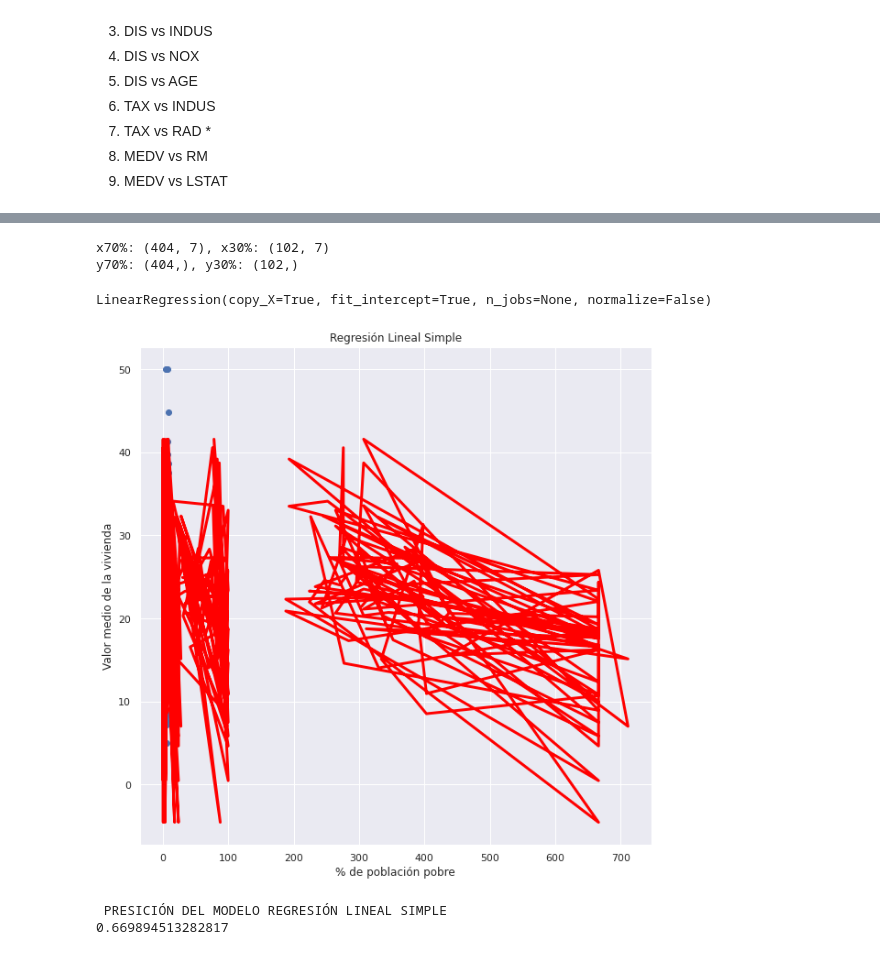
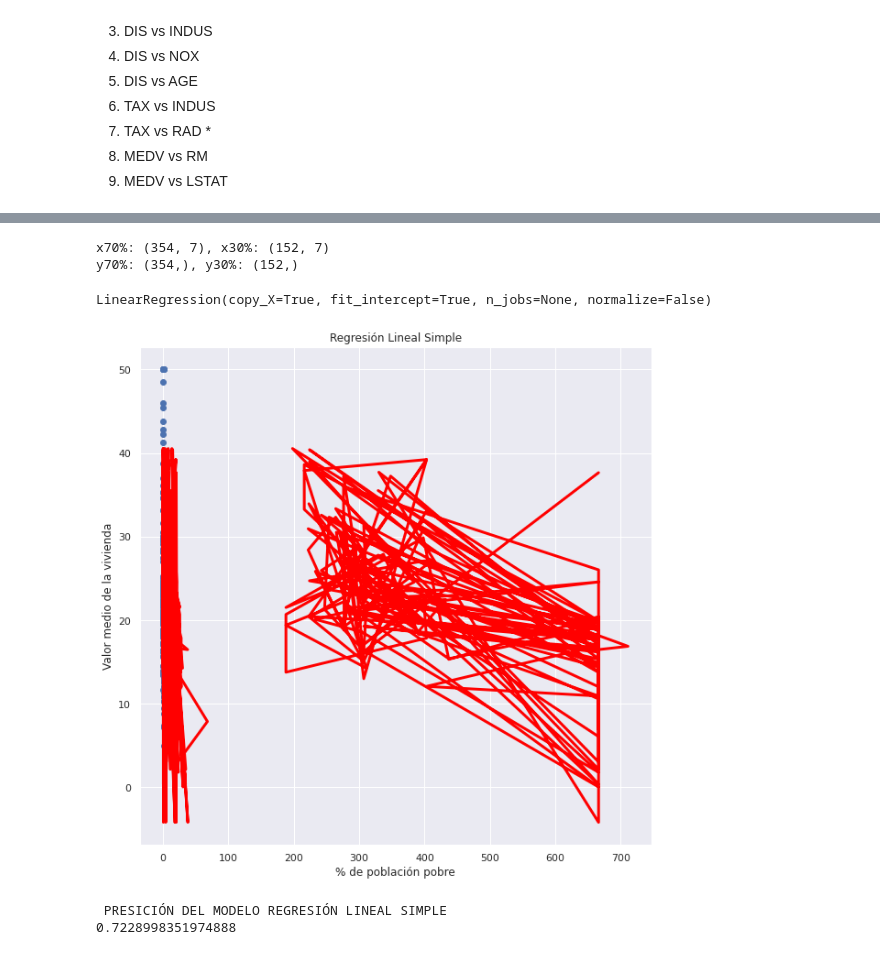
Before and after one commit to OnRuiso/Deep-Learning-, a Jupyter notebook: Codigos/P1T5-Skalearn - LoadBoston_intento_cacharreo_de_IA.ipynb, the cells around one changed output, grey strips where cells are left out. Saved outputs shown, nothing was run; the diff lists cells and outputs as text; code cells hidden in the pictures.

```diff
--- a/Codigos/P1T5-Skalearn - LoadBoston_intento_cacharreo_de_IA.ipynb
+++ b/Codigos/P1T5-Skalearn - LoadBoston_intento_cacharreo_de_IA.ipynb
@@ -284,0 +287,6 @@ Las correlaciones que pueden valer la pena son:
+# %%
+sns.set(rc={'figure.figsize':(10.0,10.0)}) #El tamaño de esta figura
+#función de correlación de pandas (cercano a 1 es la mejor correlación, negativos la peor)
+correlation_matrix = boston.corr().round(2)
+# annot = True (para imprimir los valores dentro del cuadrado)
+sns.heatmap(data=correlation_matrix, annot=True)
@@ -309,19 +322,21 @@ X = (valor de la lista)
 # %%
+import cv2
 ##Preparacion de los datos para el entrenamiento del modelo
 
-#entrenando con dos variables en X
-X = pd.DataFrame(np.c_[boston['NOX'], boston['INDUS'],boston['AGE'],boston['DIS'],boston['TAX'],boston['RAD'],boston['RM']], columns = ['NOX','INDUS','AGE','DIS','TAX','RAD','RM'])
+#entrenando con todas las variables en X
+X = pd.DataFrame(np.c_[ boston['RM'],boston['LSTAT'],boston['PTRATIO'],boston['TAX'],boston['INDUS'],boston['NOX'],boston['CRIM'] ], columns = ['RM','LSTAT','PTRATIO','TAX','INDUS','NOX','CRIM'])
 Y = boston['MEDV']
 # %%
-# Dividir los datos en conjuntos de entrenamiento 70% y pruebas 30%
 from sklearn.model_selection import train_test_split
 
-X_train, X_test, Y_train, Y_test = train_test_split(X, Y, test_size = 0.2)
+# 70% train 30% test
+X_train, X_test, Y_train, Y_test = train_test_split(X, Y, test_size = 0.3, random_state=50)
+
 print("x70%: "+str(X_train.shape) +", x30%: "+str(X_test.shape))
 print("y70%: "+str(Y_train.shape) +", y30%: "+str(Y_test.shape))
 # %% [output]
-x70%: (404, 7), x30%: (102, 7)
-y70%: (404,), y30%: (102,)
+x70%: (354, 7), x30%: (152, 7)
+y70%: (354,), y30%: (152,)
 # %%
 # Entrenando un modelo de regresion lineal
 
@@ -334,20 +349,20 @@ LinearRegression(copy_X=True, fit_intercept=True, n_jobs=None, normalize=False)
 # %%
 # Evaluacion o examen para el modelo
 
 # Se examina utilizando RMSE y R2-score.
 
 # poner a prueba la maquina (modelo)
 Y_pred = lin_model.predict(X_test)
-plt.scatter(X_test['RM'], Y_test)
+plt.scatter(X_test['NOX'], Y_test)
 plt.plot(X_test, Y_pred, color='red', linewidth=3)
 plt.title('Regresión Lineal Simple')
 #plt.xlabel('Número de habitaciones')
 plt.xlabel('% de población pobre')
 plt.ylabel('Valor medio de la vivienda')
 plt.show()
 print('\n PRESICIÓN DEL MODELO REGRESIÓN LINEAL SIMPLE')
 print(lin_model.score(X_train, Y_train))
 # %% [output]
-[figure, old version]
+[figure, new version]
  PRESICIÓN DEL MODELO REGRESIÓN LINEAL SIMPLE
-0.669894513282817
+0.7228998351974888
```
Also changed, not shown: parts of 8 cells of this notebook.
